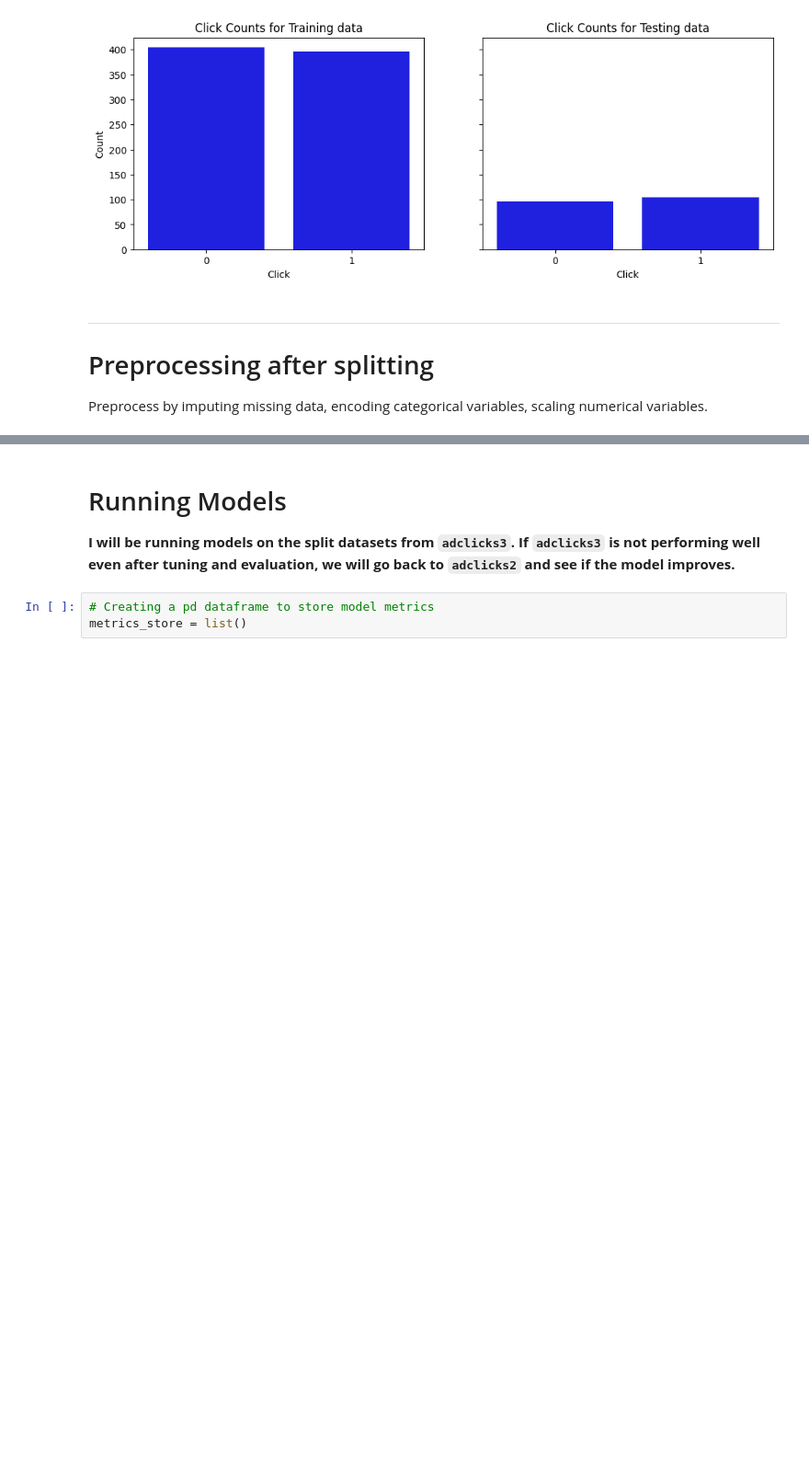
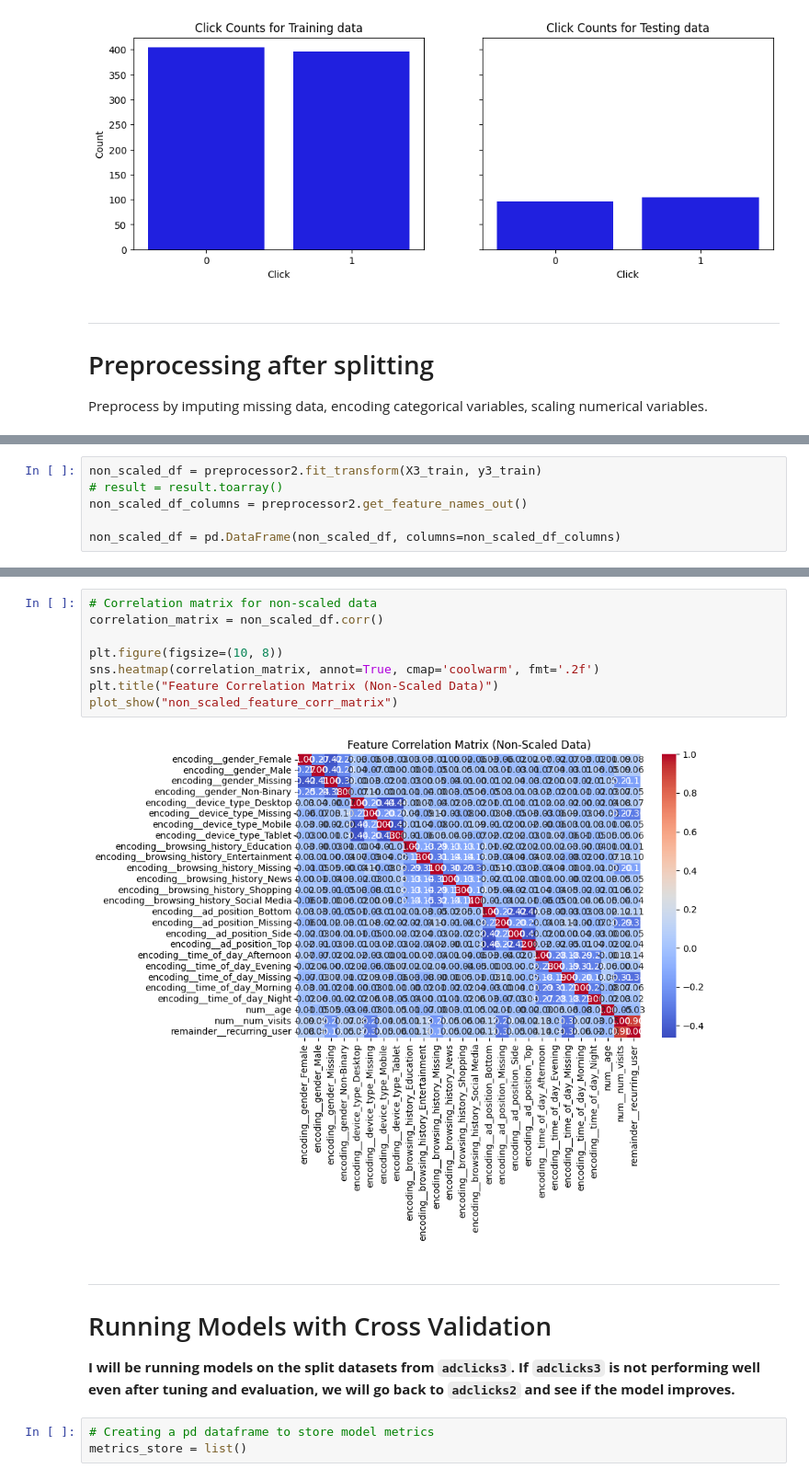
Before and after one commit to zabethe/ad-click-prediction, a Jupyter notebook: research.ipynb, the cells around one changed output, grey strips where cells are left out. Shown at 92% size. Saved outputs shown, nothing was run; the diff lists cells and outputs as text; blank space fills up the shorter version.

```diff
--- a/research.ipynb
+++ b/research.ipynb
@@ -626,0 +603,6 @@ result2 = pd.DataFrame(data=result2, columns=feature_names)
+# %%
+non_scaled_df = preprocessor2.fit_transform(X3_train, y3_train)
+# result = result.toarray()
+non_scaled_df_columns = preprocessor2.get_feature_names_out()
+
+non_scaled_df = pd.DataFrame(non_scaled_df, columns=non_scaled_df_columns)
@@ -627,5 +625,17 @@ result2 = pd.DataFrame(data=result2, columns=feature_names)
+# %%
+# Correlation matrix for non-scaled data
+correlation_matrix = non_scaled_df.corr()
+
+plt.figure(figsize=(10, 8))
+sns.heatmap(correlation_matrix, annot=True, cmap='coolwarm', fmt='.2f')
+plt.title("Feature Correlation Matrix (Non-Scaled Data)")
+plot_show("non_scaled_feature_corr_matrix")
+# %% [output]
+[figure, added]
 # %% [markdown]
-# Running Models
+***
+
+# Running Models with Cross Validation
 
 **I will be running models on the split datasets from `adclicks3`. If `adclicks3` is not performing well even after tuning and evaluation, we will go back to `adclicks2` and see if the model improves.**
 # %%
```
Also changed, not shown: parts of 17 cells of this notebook, 3 other files.
